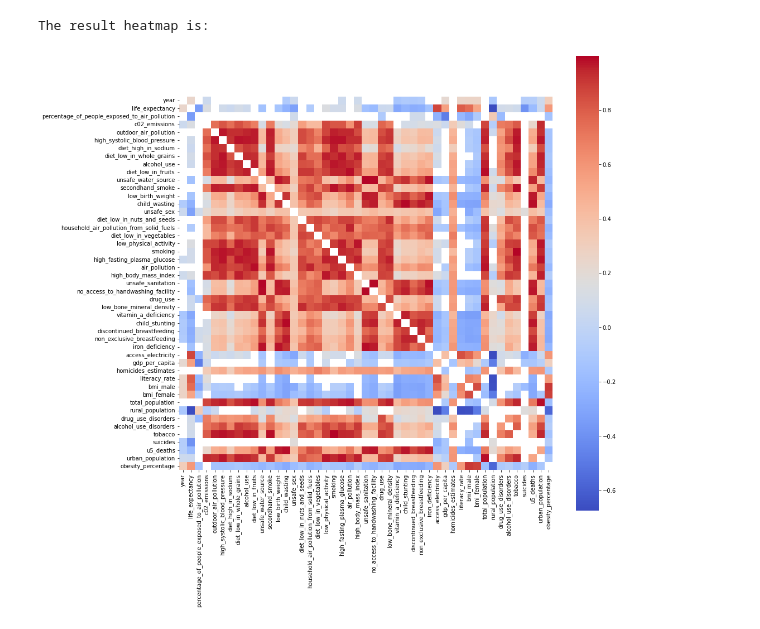
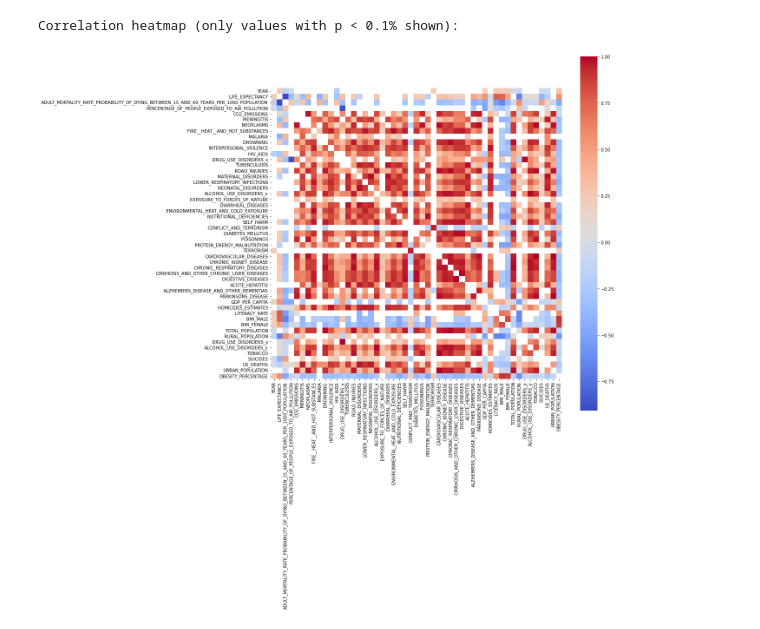
Before and after one commit to giovannamazzali/life-expectancy-prediction, a Jupyter notebook: notebooks/modeling.ipynb, the cells around one changed output. Cells and saved outputs as stored; diff of their text form; code cells hidden in the pictures.

Commit message:
modeling trial

```diff
--- a/notebooks/modeling.ipynb
+++ b/notebooks/modeling.ipynb
@@ -787,0 +635,5 @@ df
+# %%
+df = pd.read_csv('../data/processed/final_table.csv')
+df = df[df['YEAR'] > 1989]
+df = df[df['YEAR'] < 2017]
+df.head()
@@ -788,27 +648,36 @@ df
 # %%
-#drop colunas que nao comecam em 1990
-df.drop(['overweight_in_children_aged_2_to_4_percentage','suicidesmin','suicidesmax','country_code','people_sanitation','cpia_corruption_in_the_public_sector_from_1_to_6','daily_caloric_supply','overweight_or_obese'],axis=1,inplace=True)
+# Drop columns that do not have complete data starting from 1990 or are not relevant for modeling
+df.drop([
+    'OVERWEIGHT_IN_CHILDREN_AGED_2_TO_4_PERCENTAGE',
+    'SUICIDESMIN',
+    'SUICIDESMAX',
+    'COUNTRY_CODE',
+    'PEOPLE_SANITATION',
+    'CPIA_CORRUPTION_IN_THE_PUBLIC_SECTOR_FROM_1_TO_6',
+    'DAILY_CALORIC_SUPPLY',
+    'OVERWEIGHT_OR_OBESE'
+], axis=1, inplace=True, errors='ignore')
 # %%
-# ---- correlation matrix of the columns (with a statistical significance of 0.1%) and a scatter plot of medv(lstat)
 import seaborn as sns
-## Import pearsonr function from scipy -- calculate the correlation and p-value between two columns
+import matplotlib.pyplot as plt
 from scipy.stats import pearsonr
 
-## Calculate the correlations between the columns
+# Calculate the Pearson correlation matrix for numeric columns
 df_corrs = df.corr(method='pearson')
 
-## Calculate the p-value, as the second element of the response from the pearsonr function.
+# Calculate p-values for each pair of variables
 pval = df.corr(method=lambda x, y: pearsonr(x, y)[1])
 
-## Establish the mask, to hide values without a given statistical significance
-ptg_stat_sig = 0.1/100
-mask = pval > ptg_stat_sig
+# Set statistical significance threshold (0.1%)
+significance_level = 0.001
+mask = pval > significance_level
 
-## Plot the correlation matrix using seaborn's heatmap function
-print("The result heatmap is:")
-plt.subplots(figsize=(15, 15))
-heatmap = sns.heatmap(df_corrs, mask = mask, square = True, cmap = 'coolwarm', annot = False)
+# Plot the heatmap of statistically significant correlations
+print("Correlation heatmap (only values with p < 0.1% shown):")
+plt.figure(figsize=(15, 15))
+sns.heatmap(df_corrs, mask=mask, square=True, cmap='coolwarm', annot=False)
+plt.show()
 # %% [output]
-The result heatmap is:
+Correlation heatmap (only values with p < 0.1% shown):
-[figure, old version]
+[figure, new version]
 # %%
```
Also changed, not shown: parts of 13 cells of this notebook, 1 other file.
